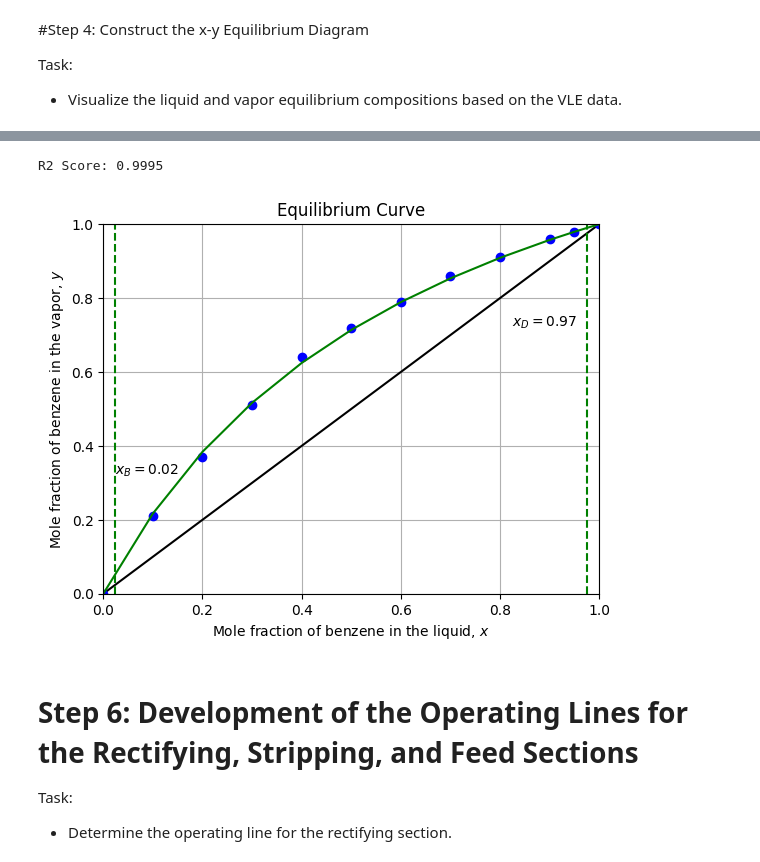
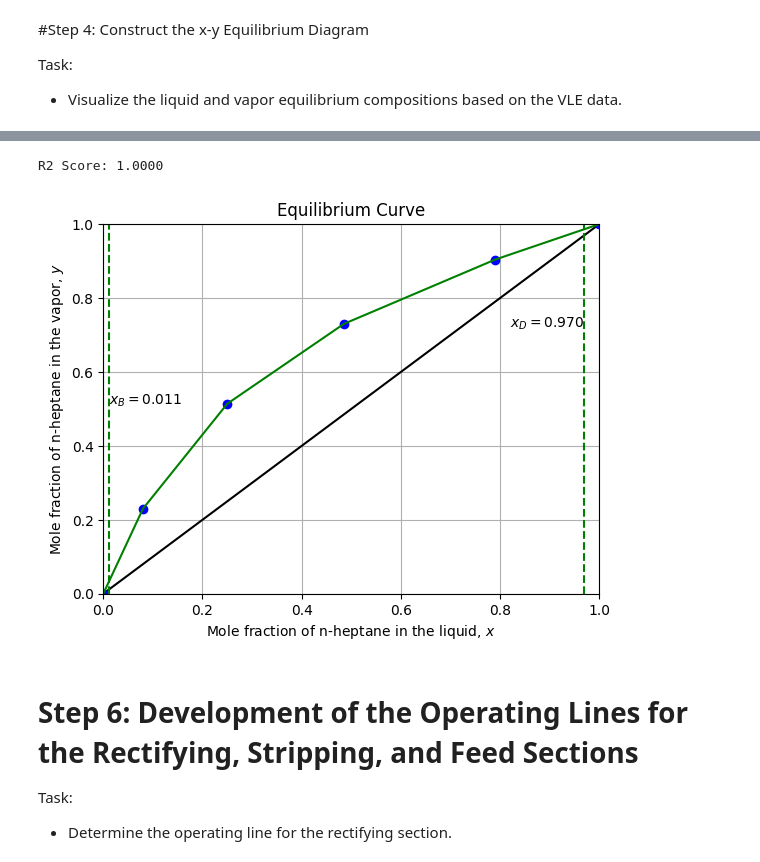
Before and after one commit to iamyosephch/chemical-engineering, a Jupyter notebook: Binary_Distillation.ipynb, the cells around one changed output, grey strips where cells are left out. Cells and saved outputs as stored; diff of their text form; code cells hidden in the pictures.

```diff
--- a/Binary_Distillation.ipynb
+++ b/Binary_Distillation.ipynb
@@ -161,11 +151,12 @@ $
 </div>
 # %%
 #Developing the Material Balance Model
-A = np.array([[1,1],[w_benzene_distillate,w_benzene_bottoms]])
-b = np.array([feed_flow,w_benzene_feed*feed_flow])
+A = np.array([[1,1],[mole_fraction_heptane_distillate ,mole_fraction_heptane_bottoms]])
+b = np.array([feed_flow_mol_h,mole_fraction_heptane_feed*feed_flow_mol_h])
 x = np.linalg.solve(A,b)
 distillate_flow = x[0]
 bottoms_flow = x[1]
 print(f"Distillate Flow Rate: {distillate_flow:.2f} kg/h")
 print(f"Bottoms Flow Rate: {bottoms_flow:.2f} kg/h")
+print(f"Feed Flow Rate: {distillate_flow+bottoms_flow:.2f} kg/h")
 # %% [output]
@@ -242,39 +234,34 @@ $$
 # %%
-from scipy.optimize import curve_fit
 from sklearn.metrics import r2_score
+from scipy.interpolate import interp1d
 
-#Define the Equilibrium Relationship as a Function
-def y_equilibrium(x,alpha):
-  y = alpha*x / (1 + x*(alpha - 1))
-  return y
-
-#Perform curve fitting on the VLE data
-popt, pcov = curve_fit(y_equilibrium,mole_x_benzene,mole_y_benzene)
-alpha = popt[0]
-y_benzene_fitted = y_equilibrium(mole_x_benzene,alpha)
+#Interpolate the data
+f_interpolation = interp1d(mole_x_heptane,mole_y_heptane,kind="linear")
+f_interpolation_inverse = interp1d(mole_y_heptane,mole_x_heptane,kind="linear")
+y_heptane_interpolated = f_interpolation(mole_x_heptane)
 
 #Display R2 score
-value_r2_score = r2_score(mole_y_benzene,y_benzene_fitted)
+value_r2_score = r2_score(mole_y_heptane,y_heptane_interpolated)
 print(f"R2 Score: {value_r2_score:.4f}")
 
 #Visualize the chart
 plt.plot(x_line_45,y_line_45,color="black")
-plt.plot(mole_x_benzene,mole_y_benzene,'bo',label="Equilibrium Data")
-plt.plot(mole_x_benzene,y_benzene_fitted,'g-',label="Fitted Equilibrium Curve")
+plt.plot(mole_x_heptane,mole_y_heptane,'bo',label="Equilibrium Data")
+plt.plot(mole_x_heptane,y_heptane_interpolated,'g-',label="Fitted Equilibrium Curve")
 plt.grid()
 plt.title('Equilibrium Curve')
-plt.xlabel('Mole fraction of benzene in the liquid, $x$')
-plt.ylabel('Mole fraction of benzene in the vapor, $y$')
+plt.xlabel('Mole fraction of n-heptane in the liquid, $x$')
+plt.ylabel('Mole fraction of n-heptane in the vapor, $y$')
 plt.xlim(0,1)
 plt.ylim(0,1)
-plt.vlines(x=distillate_mole_fractions[0],ymin=0,ymax=1,color="green",ls='--')
-plt.vlines(x=bottoms_mole_fractions[0],ymin=0,ymax=1,color="green",ls='--')
-plt.text(distillate_mole_fractions[0]-0.15,distillate_mole_fractions[0]-0.25,f"$x_D={distillate_mole_fractions[0]:.2f}$")
-plt.text(bottoms_mole_fractions[0],bottoms_mole_fractions[0]+0.3,f"$x_B={bottoms_mole_fractions[0]:.2f}$")
+plt.vlines(x=mole_fraction_heptane_distillate,ymin=0,ymax=1,color="green",ls='--')
+plt.vlines(x=mole_fraction_heptane_bottoms,ymin=0,ymax=1,color="green",ls='--')
+plt.text(mole_fraction_heptane_distillate-0.15,mole_fraction_heptane_distillate-0.25,f"$x_D={mole_fraction_heptane_distillate:.3f}$")
+plt.text(mole_fraction_heptane_bottoms,mole_fraction_heptane_bottoms+0.5,f"$x_B={mole_fraction_heptane_bottoms:.3f}$")
 plt.show()
 # %% [output]
-R2 Score: 0.9995
+R2 Score: 1.0000
-[figure, old version]
+[figure, new version]
 # %% [markdown]
 # Step 6: Development of the Operating Lines for the Rectifying, Stripping, and Feed Sections
 
```
Also changed, not shown: parts of 14 cells of this notebook.
